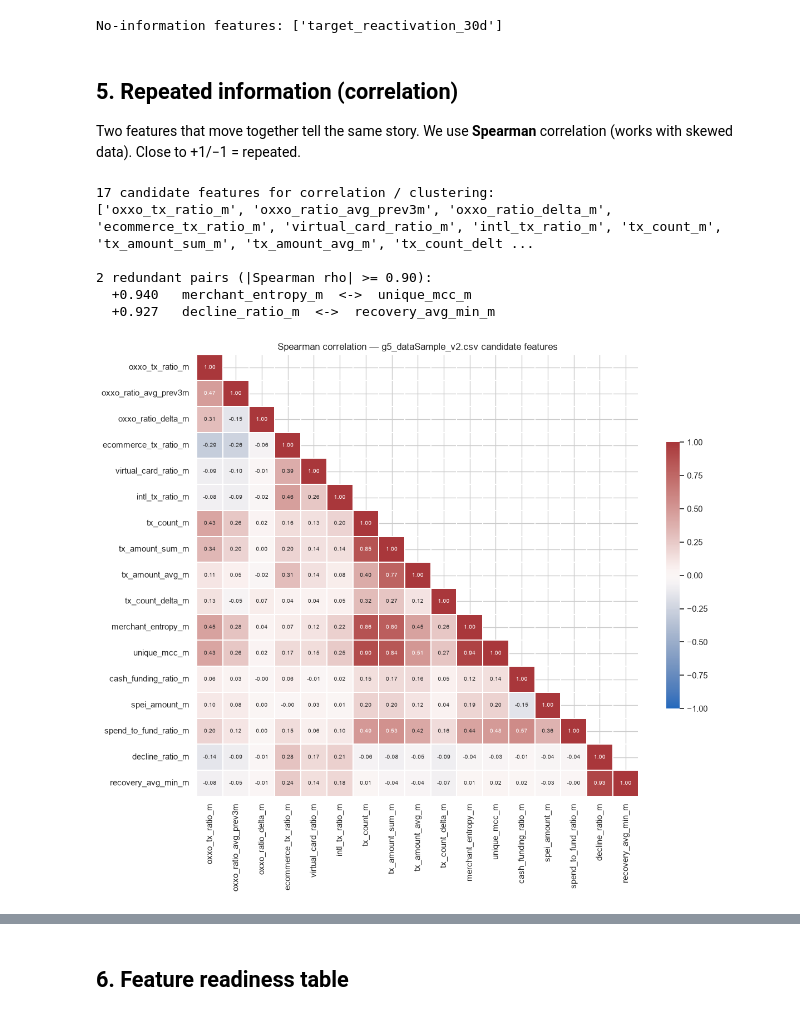
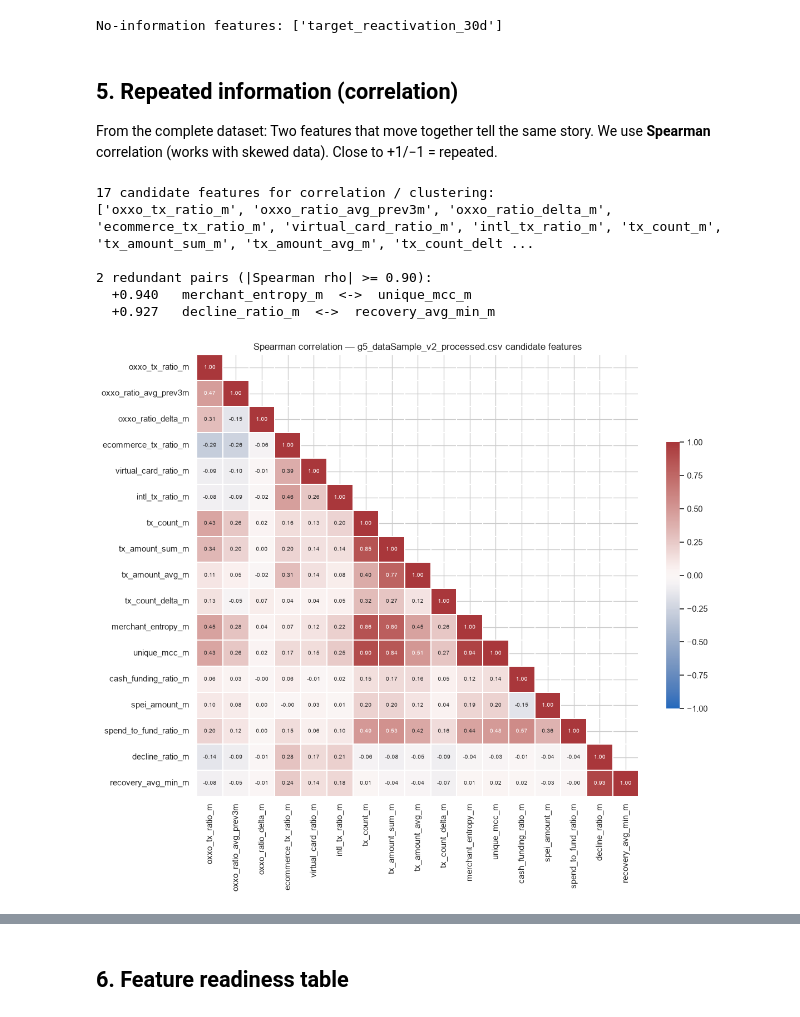
Before and after one commit to Krdz14/EDAgroup5, a Jupyter notebook: Evidence_2.ipynb, the cells around one changed output, grey strips where cells are left out. Drawn from its saved outputs; the diff is of its cells as text; code cells hidden in the pictures.

```diff
--- a/Evidence_2.ipynb
+++ b/Evidence_2.ipynb
@@ -33,12 +33,10 @@ F = pd.DataFrame({
     # 5. Friction (declined payments)
     "decline_rate":      by_user.decline_ratio_m.mean(),
     "months_with_decline": all_months.had_decline_m.mean(),
-    # extra: size of activity and funding
+    # extra: activity
     "avg_ticket":        by_user.tx_amount_avg_m.mean(),
     "monthly_spend":     all_months.tx_amount_sum_m.mean(),
-    "cash_funding_share":df[~df.is_zero_funding_m].groupby("userId").cash_funding_ratio_m.mean(),
 })
-F = F.fillna(F.median())   # a few users have no value; fill with the typical value
 F.head()
 # %% [output]
 |  | oxxo_share | merchant_entropy | ecommerce_share | virtual_card_share | intl_share | active_months_share | ... |
@@ -117,7 +114,7 @@ print("No-information features:", useless if useless else "none in this table")
 No-information features: ['target_reactivation_30d']
 # %% [markdown]
 ## 5. Repeated information (correlation)
-Two features that move together tell the same story. We use **Spearman** correlation (works with skewed data). Close to +1/−1 = repeated.
+From the complete dataset: Two features that move together tell the same story. We use **Spearman** correlation (works with skewed data). Close to +1/−1 = repeated.
 # %%
 exclude_patterns = ("_was_missing", "target_", "_next_m")
 exclude_exact = {
@@ -137,32 +134,32 @@ print(f"{num.shape[1]} candidate features for correlation / clustering:")
 print(list(num.columns))
 
 corr = num.corr("spearman")
 cols = corr.columns
 redundant = [
     (cols[i], cols[j], corr.iloc[i, j])
     for i in range(len(cols)) for j in range(i + 1, len(cols))
     if abs(corr.iloc[i, j]) >= 0.90
 ]
 redundant.sort(key=lambda t: -abs(t[2]))
 
 print(f"\n{len(redundant)} redundant pairs (|Spearman rho| >= 0.90):")
 for a, b, r in redundant:
     print(f"  {r:+.3f}   {a}  <->  {b}")
 
 fig, ax = plt.subplots(figsize=(12, 10))
 mask = np.triu(np.ones_like(corr, dtype=bool), k=1)
 sns.heatmap(corr, mask=mask, cmap="vlag", center=0, vmin=-1, vmax=1, square=True,
             annot=True, fmt=".2f", annot_kws={"size": 7},
             xticklabels=True, yticklabels=True, linewidths=.3,
             cbar_kws={"shrink": .6}, ax=ax)
-ax.set_title("Spearman correlation — g5_dataSample_v2.csv candidate features")
+ax.set_title("Spearman correlation — g5_dataSample_v2_processed.csv candidate features")
 plt.tight_layout()
 plt.show()
 # %% [output]
 17 candidate features for correlation / clustering:
 ['oxxo_tx_ratio_m', 'oxxo_ratio_avg_prev3m', 'oxxo_ratio_delta_m', 'ecommerce_tx_ratio_m', 'virtual_card_ratio_m', 'intl_tx_ratio_m', 'tx_count_m', 'tx_amount_sum_m', 'tx_amount_avg_m', 'tx_count_delt ...
 
 2 redundant pairs (|Spearman rho| >= 0.90):
   +0.940   merchant_entropy_m  <->  unique_mcc_m
   +0.927   decline_ratio_m  <->  recovery_avg_min_m
-[figure, old version]
+[figure, new version]
```
Also changed, not shown: parts of 6 cells of this notebook.
